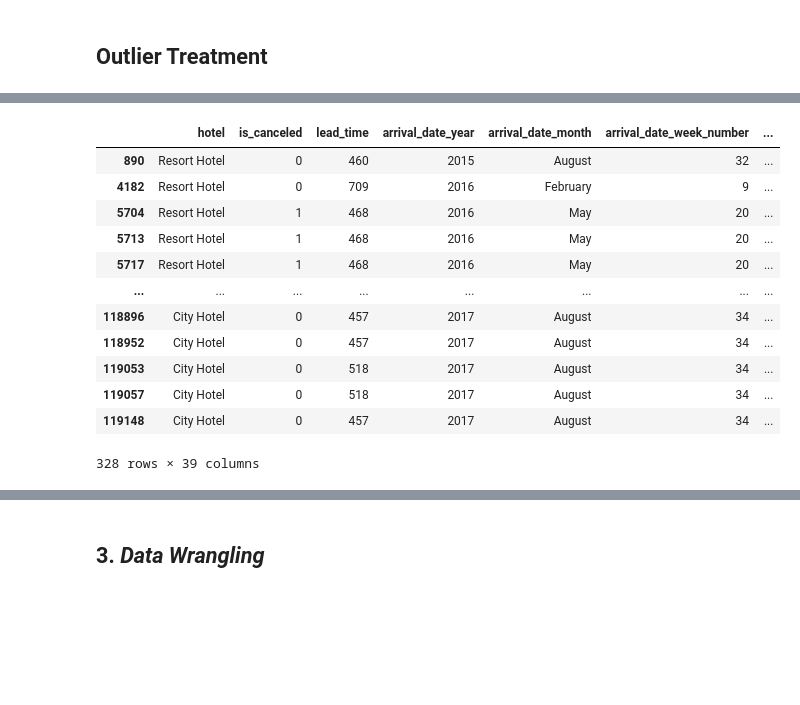
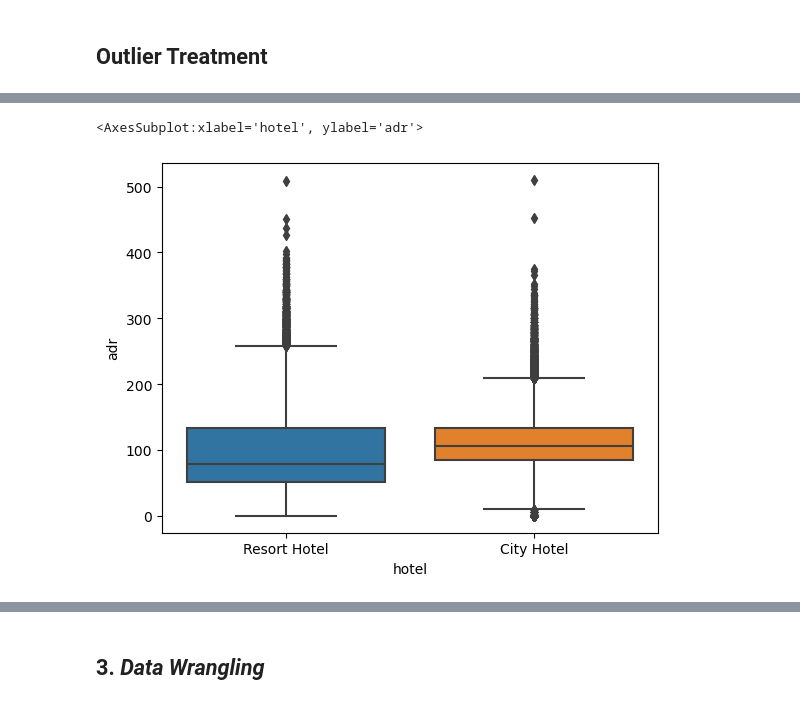
Before and after one commit to lakshay170/hotel_capstone, a Jupyter notebook: Hotel_Capstone.ipynb, the cells around one changed output, grey strips where cells are left out. Drawn from its saved outputs; the diff is of its cells as text; code cells hidden in the pictures; blank space fills up the shorter version.

```diff
--- a/Hotel_Capstone.ipynb
+++ b/Hotel_Capstone.ipynb
@@ -518,23 +521,14 @@ hotel.shape
-# %%
-hotel[hotel['lead_time']>400]
-# %% [output]
-|  | hotel | is_canceled | lead_time | arrival_date_year | arrival_date_month | arrival_date_week_number | ... |
-| 890 | Resort Hotel | 0 | 460 | 2015 | August | 32 | ... |
-| 4182 | Resort Hotel | 0 | 709 | 2016 | February | 9 | ... |
-| 5704 | Resort Hotel | 1 | 468 | 2016 | May | 20 | ... |
-| 5713 | Resort Hotel | 1 | 468 | 2016 | May | 20 | ... |
-| 5717 | Resort Hotel | 1 | 468 | 2016 | May | 20 | ... |
-| ... | ... | ... | ... | ... | ... | ... | ... |
-| 118896 | City Hotel | 0 | 457 | 2017 | August | 34 | ... |
-| 118952 | City Hotel | 0 | 457 | 2017 | August | 34 | ... |
-| 119053 | City Hotel | 0 | 518 | 2017 | August | 34 | ... |
-| 119057 | City Hotel | 0 | 518 | 2017 | August | 34 | ... |
-| 119148 | City Hotel | 0 | 457 | 2017 | August | 34 | ... |
-328 rows × 39 columns
 # %%
 # can find from describe col min max values
 # 'adr' one outlier 5000
 
 hotel=hotel[hotel['adr']<5000]
 # df=df[df['babies']<5]
 # df=df[df['children']<5]
+
+
+sns.boxplot(data=hotel,y='adr',x='hotel')
+# Observation -- in City Hotel some points have adr =0
+# %% [output]
+<AxesSubplot:xlabel='hotel', ylabel='adr'>
+[figure, added]
```
Also changed, not shown: parts of 8 cells of this notebook.
